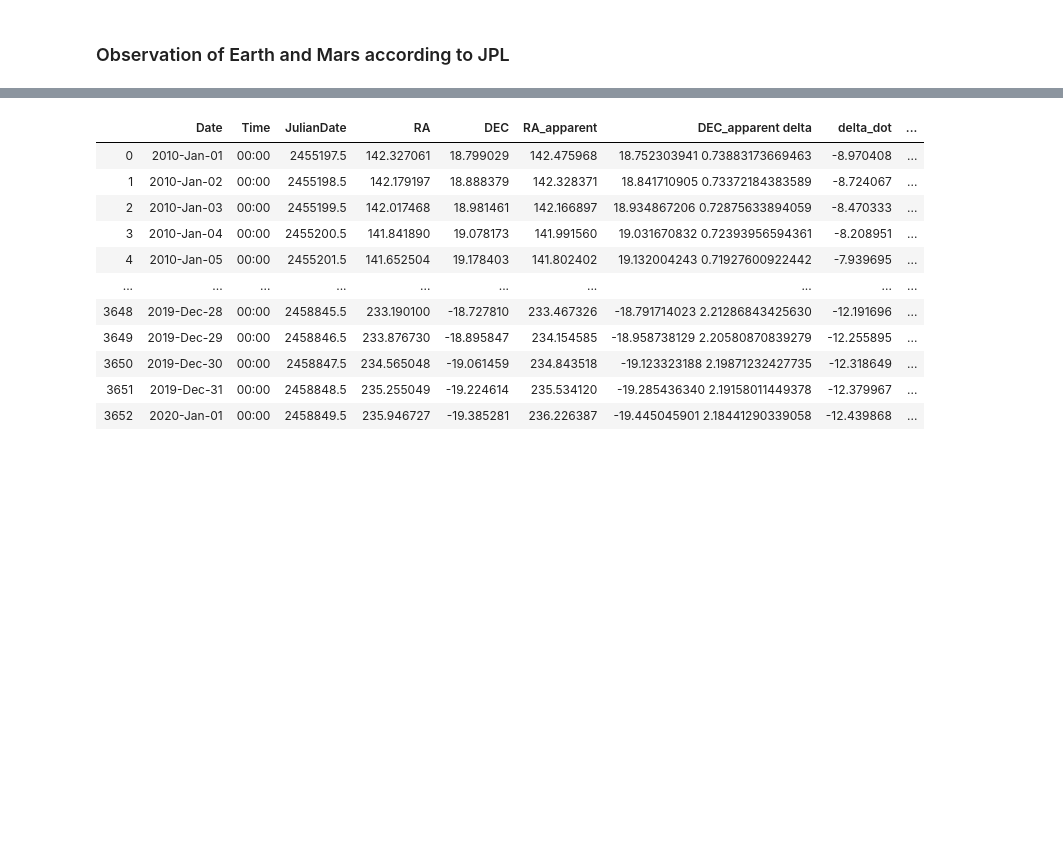
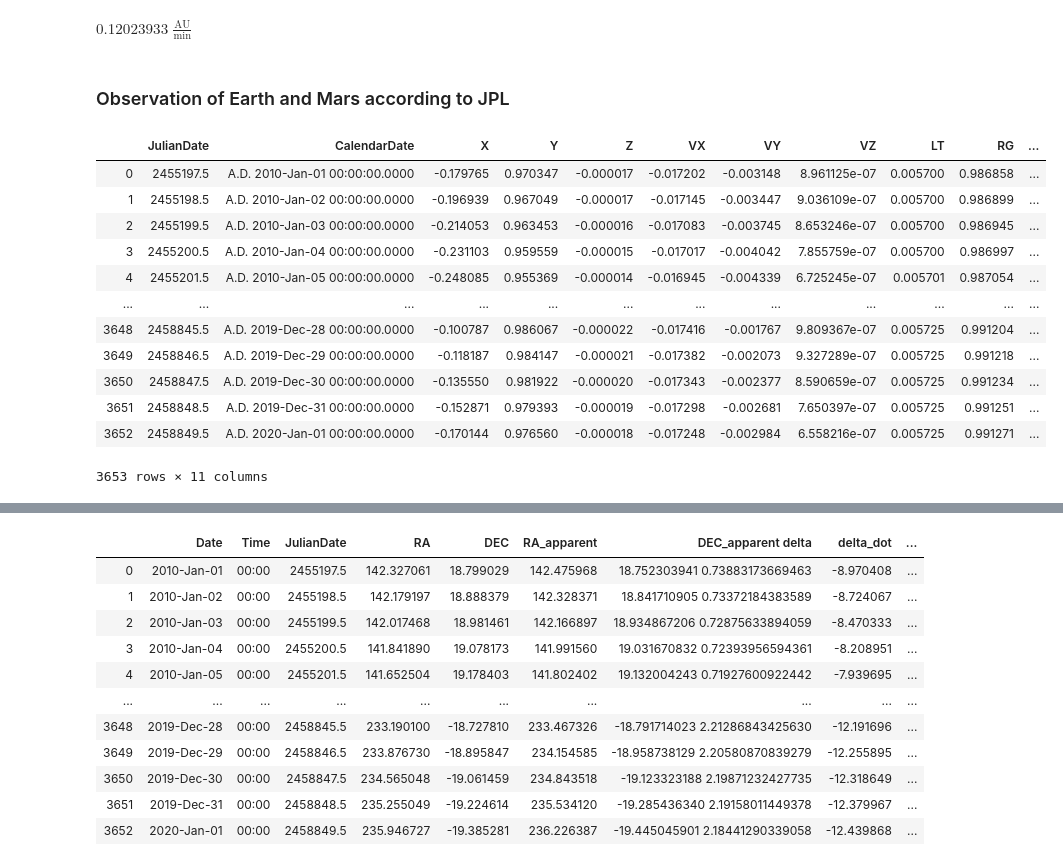
Before and after one commit to memanuel/kepler-sieve, a Jupyter notebook: src/RA_DEC_mars_series.ipynb, the cells around one changed output, grey strips where cells are left out. Saved outputs shown, nothing was run; the diff lists cells and outputs as text; code cells hidden in the pictures; blank space fills up the shorter version.

```diff
--- a/src/RA_DEC_mars_series.ipynb
+++ b/src/RA_DEC_mars_series.ipynb
@@ -10,4 +13,29 @@ import matplotlib.pyplot as plt
 import astro_utils
 from astro_utils import jd_to_mjd, radec2dir, radec_diff, qv2radec, qvrel2radec
+# %%
+light_speed = astropy.constants.c.to(au / minute)
+light_speed
+# %% [output]
+$0.12023933 \; \mathrm{\frac{AU}{min}}$
 # %% [markdown]
 ### Observation of Earth and Mars according to JPL
+# %%
+# Load the JPL position of Earth as CSV
+df_earth = pd.read_csv('../data/jpl/testing/vectors-earth.txt', index_col=False)
+
+# Display the dataframe
+df_earth
+# %% [output]
+|  | JulianDate | CalendarDate | X | Y | Z | VX | VY | VZ | LT | RG | ... |
+| 0 | 2455197.5 | A.D. 2010-Jan-01 00:00:00.0000 | -0.179765 | 0.970347 | -0.000017 | -0.017202 | -0.003148 | 8.961125e-07 | 0.005700 | 0.986858 | ... |
+| 1 | 2455198.5 | A.D. 2010-Jan-02 00:00:00.0000 | -0.196939 | 0.967049 | -0.000017 | -0.017145 | -0.003447 | 9.036109e-07 | 0.005700 | 0.986899 | ... |
+| 2 | 2455199.5 | A.D. 2010-Jan-03 00:00:00.0000 | -0.214053 | 0.963453 | -0.000016 | -0.017083 | -0.003745 | 8.653246e-07 | 0.005700 | 0.986945 | ... |
+| 3 | 2455200.5 | A.D. 2010-Jan-04 00:00:00.0000 | -0.231103 | 0.959559 | -0.000015 | -0.017017 | -0.004042 | 7.855759e-07 | 0.005700 | 0.986997 | ... |
+| 4 | 2455201.5 | A.D. 2010-Jan-05 00:00:00.0000 | -0.248085 | 0.955369 | -0.000014 | -0.016945 | -0.004339 | 6.725245e-07 | 0.005701 | 0.987054 | ... |
+| ... | ... | ... | ... | ... | ... | ... | ... | ... | ... | ... | ... |
+| 3648 | 2458845.5 | A.D. 2019-Dec-28 00:00:00.0000 | -0.100787 | 0.986067 | -0.000022 | -0.017416 | -0.001767 | 9.809367e-07 | 0.005725 | 0.991204 | ... |
+| 3649 | 2458846.5 | A.D. 2019-Dec-29 00:00:00.0000 | -0.118187 | 0.984147 | -0.000021 | -0.017382 | -0.002073 | 9.327289e-07 | 0.005725 | 0.991218 | ... |
+| 3650 | 2458847.5 | A.D. 2019-Dec-30 00:00:00.0000 | -0.135550 | 0.981922 | -0.000020 | -0.017343 | -0.002377 | 8.590659e-07 | 0.005725 | 0.991234 | ... |
+| 3651 | 2458848.5 | A.D. 2019-Dec-31 00:00:00.0000 | -0.152871 | 0.979393 | -0.000019 | -0.017298 | -0.002681 | 7.650397e-07 | 0.005725 | 0.991251 | ... |
+| 3652 | 2458849.5 | A.D. 2020-Jan-01 00:00:00.0000 | -0.170144 | 0.976560 | -0.000018 | -0.017248 | -0.002984 | 6.558216e-07 | 0.005725 | 0.991271 | ... |
+3653 rows × 11 columns
```
Also changed, not shown: parts of 20 cells of this notebook, 3 other files.
